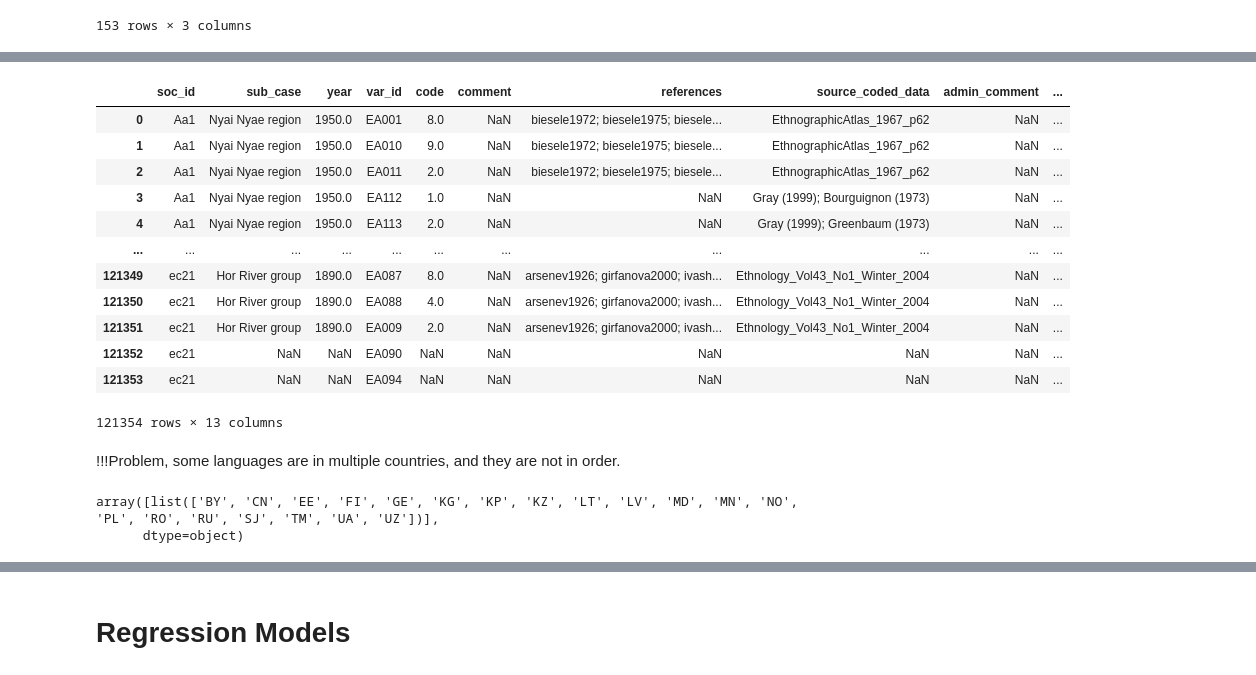
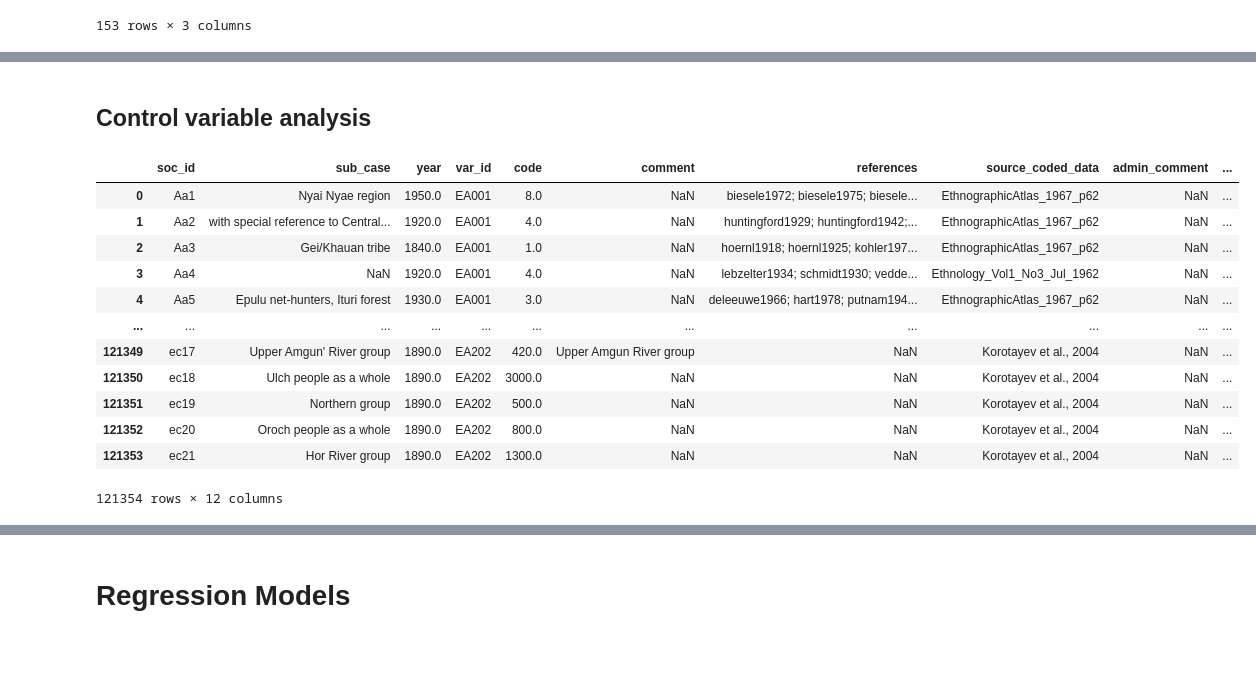
Before and after one commit to rureddish/EPFL_MGT-494_Paper_Extension, a Jupyter notebook: explore.ipynb, the cells around one changed output, grey strips where cells are left out. Saved outputs shown, nothing was run; the diff lists cells and outputs as text; code cells hidden in the pictures; blank space fills up the shorter version.

Commit message:
Split some parts of explore into appendix

```diff
--- a/explore.ipynb
+++ b/explore.ipynb
@@ -498,4 +481,0 @@ df_ea_v2
-# %%
-df_ea = pd.read_stata('ethnoatlas_dataset.dta')
-df_ea.ethnicity_name = df_ea.ethnicity_name.str.strip(' .')
-df_ea
@@ -599,3 +481,0 @@ BIN
-# %%
-df_ea = pd.read_csv('etnographic_atlas.csv')
-df_ea.cntry = df_ea.cntry.str.upper()
@@ -618,2 +481,0 @@ df_ea
-# %%
-df_ea = pd.read_csv('etnographic_atlas.csv').merge(pd.read_csv('societies.csv')[['id','pref_name_for_society']], left_on='soc_id', right_on='id', how='inner').drop(['id'], axis=1).rename(columns={'pref_name_for_society': 'society'})
@@ -623,3 +481,0 @@ df_IPUMS.ethnicity = df_IPUMS.ethnicity.astype('category')
-# %%
-df_ea.society = df_ea.society.str.lower()
-df_ea.society = df_ea.society.astype('category')
@@ -642,26 +482,19 @@ df_ea
-# %%
-df_ea.merge(pd.read_csv('languoid.csv')[['id','country_ids']], left_on='glottocode', right_on='id', how='inner').drop(['id'], axis=1)
-# %% [output]
-|  | soc_id | sub_case | year | var_id | code | comment | references | source_coded_data | admin_comment | ... |
-| 0 | Aa1 | Nyai Nyae region | 1950.0 | EA001 | 8.0 | NaN | biesele1972; biesele1975; biesele... | EthnographicAtlas_1967_p62 | NaN | ... |
-| 1 | Aa1 | Nyai Nyae region | 1950.0 | EA010 | 9.0 | NaN | biesele1972; biesele1975; biesele... | EthnographicAtlas_1967_p62 | NaN | ... |
-| 2 | Aa1 | Nyai Nyae region | 1950.0 | EA011 | 2.0 | NaN | biesele1972; biesele1975; biesele... | EthnographicAtlas_1967_p62 | NaN | ... |
-| 3 | Aa1 | Nyai Nyae region | 1950.0 | EA112 | 1.0 | NaN | NaN | Gray (1999); Bourguignon (1973) | NaN | ... |
-| 4 | Aa1 | Nyai Nyae region | 1950.0 | EA113 | 2.0 | NaN | NaN | Gray (1999); Greenbaum (1973) | NaN | ... |
-| ... | ... | ... | ... | ... | ... | ... | ... | ... | ... | ... |
-| 121349 | ec21 | Hor River group | 1890.0 | EA087 | 8.0 | NaN | arsenev1926; girfanova2000; ivash... | Ethnology_Vol43_No1_Winter_2004 | NaN | ... |
-| 121350 | ec21 | Hor River group | 1890.0 | EA088 | 4.0 | NaN | arsenev1926; girfanova2000; ivash... | Ethnology_Vol43_No1_Winter_2004 | NaN | ... |
-| 121351 | ec21 | Hor River group | 1890.0 | EA009 | 2.0 | NaN | arsenev1926; girfanova2000; ivash... | Ethnology_Vol43_No1_Winter_2004 | NaN | ... |
-| 121352 | ec21 | NaN | NaN | EA090 | NaN | NaN | NaN | NaN | NaN | ... |
-| 121353 | ec21 | NaN | NaN | EA094 | NaN | NaN | NaN | NaN | NaN | ... |
-121354 rows × 13 columns
-# %% [markdown]
-!!!Problem, some languages are in multiple countries, and they are not in order.
-# %%
-ccc = pd.read_csv('languoid.csv')[['id','country_ids']]
-ccc = ccc.dropna()
-ccc['country_ids'] = ccc['country_ids'].str.split().apply(lambda x: x)
-ccc[ccc.id == 'russ1263'].country_ids.values
-# %% [output]
-array([list(['BY', 'CN', 'EE', 'FI', 'GE', 'KG', 'KP', 'KZ', 'LT', 'LV', 'MD', 'MN', 'NO', 'PL', 'RO', 'RU', 'SJ', 'TM', 'UA', 'UZ'])],
-      dtype=object)
+# %% [markdown]
+## Control variable analysis
+# %%
+df_ea = df_ea.sort_values(by=['var_id','soc_id']).reset_index(drop=True)
+df_ea
+# %% [output]
+|  | soc_id | sub_case | year | var_id | code | comment | references | source_coded_data | admin_comment | ... |
+| 0 | Aa1 | Nyai Nyae region | 1950.0 | EA001 | 8.0 | NaN | biesele1972; biesele1975; biesele... | EthnographicAtlas_1967_p62 | NaN | ... |
+| 1 | Aa2 | with special reference to Central... | 1920.0 | EA001 | 4.0 | NaN | huntingford1929; huntingford1942;... | EthnographicAtlas_1967_p62 | NaN | ... |
+| 2 | Aa3 | Gei/Khauan tribe | 1840.0 | EA001 | 1.0 | NaN | hoernl1918; hoernl1925; kohler197... | EthnographicAtlas_1967_p62 | NaN | ... |
+| 3 | Aa4 | NaN | 1920.0 | EA001 | 4.0 | NaN | lebzelter1934; schmidt1930; vedde... | Ethnology_Vol1_No3_Jul_1962 | NaN | ... |
+| 4 | Aa5 | Epulu net-hunters, Ituri forest | 1930.0 | EA001 | 3.0 | NaN | deleeuwe1966; hart1978; putnam194... | EthnographicAtlas_1967_p62 | NaN | ... |
+| ... | ... | ... | ... | ... | ... | ... | ... | ... | ... | ... |
+| 121349 | ec17 | Upper Amgun' River group | 1890.0 | EA202 | 420.0 | Upper Amgun River group | NaN | Korotayev et al., 2004 | NaN | ... |
+| 121350 | ec18 | Ulch people as a whole | 1890.0 | EA202 | 3000.0 | NaN | NaN | Korotayev et al., 2004 | NaN | ... |
+| 121351 | ec19 | Northern group | 1890.0 | EA202 | 500.0 | NaN | NaN | Korotayev et al., 2004 | NaN | ... |
+| 121352 | ec20 | Oroch people as a whole | 1890.0 | EA202 | 800.0 | NaN | NaN | Korotayev et al., 2004 | NaN | ... |
+| 121353 | ec21 | Hor River group | 1890.0 | EA202 | 1300.0 | NaN | NaN | Korotayev et al., 2004 | NaN | ... |
+121354 rows × 12 columns
```
Also changed, not shown: parts of 23 cells of this notebook, 1 other file.
